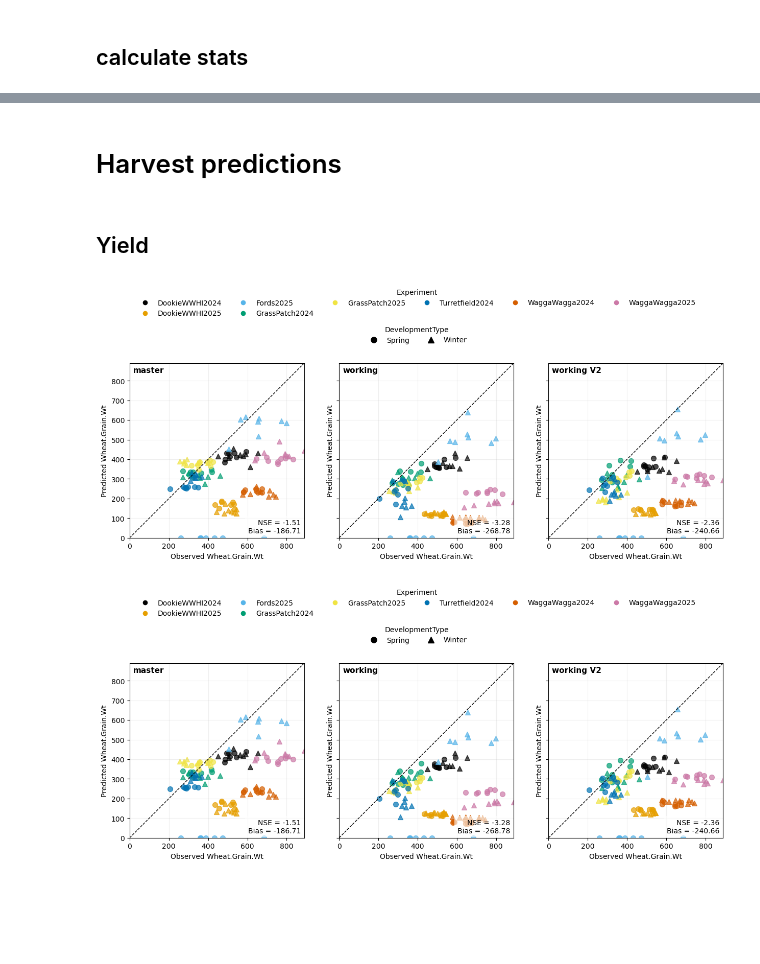
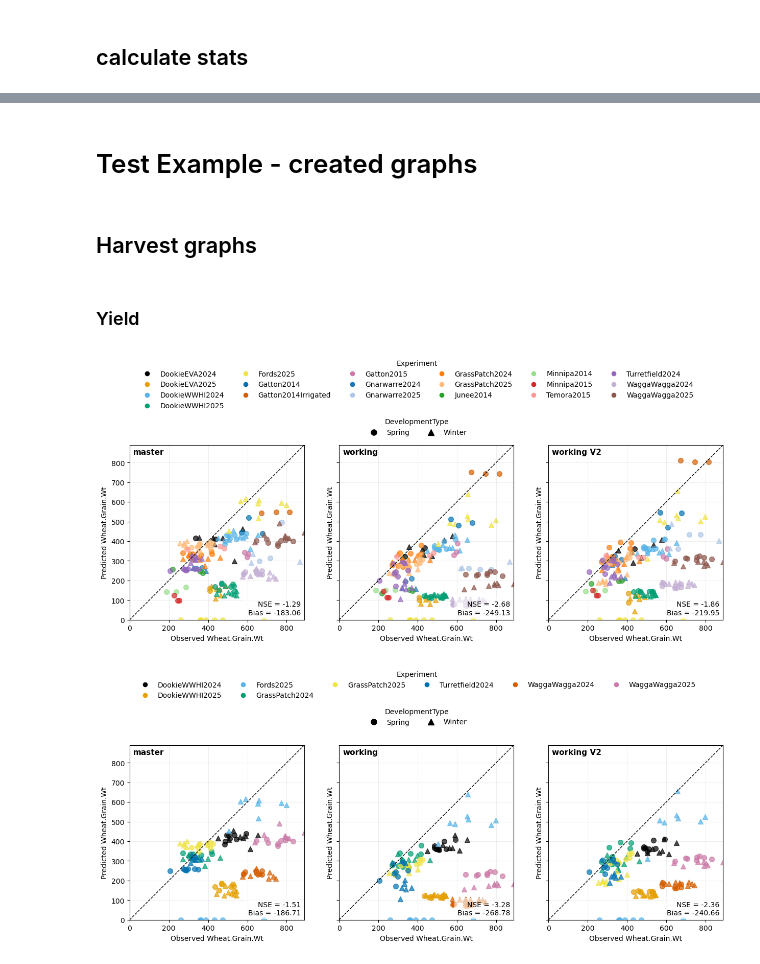
Before and after one commit to HamishBrownPFR/APSIMTools, a Jupyter notebook: ApsimAgregateLib.ipynb, the cells around one changed output, grey strips where cells are left out. Saved outputs shown, nothing was run; the diff lists cells and outputs as text; code cells hidden in the pictures; blank space fills up the shorter version.

Commit message:
Refactered to general form with tests all working

```diff
--- a/ApsimAgregateLib.ipynb
+++ b/ApsimAgregateLib.ipynb
@@ -360,5 +316,5 @@ def enforce_indices_to_observed(df, indices_to_fill):
 # %%
-def to_tidy(df):
+def to_tidy(df, additional_index_maps=None):
 
     df = df.copy()
 
@@ -438,8 +394,14 @@ def to_tidy(df):
     # ---------------------------------------------
     # ✅ Add development type index
     # ---------------------------------------------
-    tidy["DevelopmentType"] = tidy[f"{CROP}.SowingData.Cultivar"].map(Development_type)
-    tidy["ProjectGroup"] = tidy["Experiment"].map(Project_group)
+    if additional_index_maps:
+        for new_col, spec in additional_index_maps.items():
+
+            source_col = spec.get("source")
+            mapping = spec.get("map")
+
+            if source_col in tidy.columns:
+                tidy[new_col] = tidy[source_col].map(mapping)
 
     return tidy.dropna(subset=["value"])
 # %% [markdown]
@@ -1418,11 +1453,11 @@ Project_group = {
 # %%
 # ======================
-# RUN CONTROL
+# RUN CONTROL - Specify which branches to (re)run
 # ======================
 
 # Options:
-#RUN_BRANCHES = []                    # run nothing (use existing DBs)
-RUN_BRANCHES = list(BRANCHES.keys())   # run all branches
+RUN_BRANCHES = []                    # run nothing (use existing DBs)
+#RUN_BRANCHES = list(BRANCHES.keys())   # run all branches
 #RUN_BRANCHES = ["master"]
 #RUN_BRANCHES = ["working"]
 #RUN_BRANCHES = ["working V2"]
@@ -1433,5 +1468,13 @@ validate_run_branches()
 # EXECUTE PIPELINE
 # ======================
 
+# Read in raw data
 raw = load_all()
+
+# ✅ Ensure SimulationName exists (from AnalysisReport)
+if "Simulation.Name" in raw.columns:
+    raw = raw.rename(columns={"Simulation.Name": "SimulationName"})
+
+# ✅ Convert to tidy format
+tidy = to_tidy(raw, additional_index_maps=index_maps)
 # %% [output]
@@ -1454,30 +1497,23 @@ Dookie2024.apsimx tables: ['_Factors', '_InitialConditions', 'ReportPhenoDates',
 Turretfield2024.apsimx tables: ['_Factors', '_InitialConditions', '_Messages', 'DailyReport', 'ReportPhenoDates', 'AnalysisReport', '_Simulations', '_Checkpoints', '_Units', 'HarvestReport', 'HarvestO ...
-# %%
-# ✅ Ensure SimulationName exists (from AnalysisReport)
-if "Simulation.Name" in raw.columns:
-    raw = raw.rename(columns={"Simulation.Name": "SimulationName"})
-
-# ✅ Convert to tidy format
-tidy = to_tidy(raw)
-
-#tidy = tidy[~tidy["Experiment"].isin(['DookieEVA2024','DookieEVA2025'])]
+# %% [markdown]
+# Test Example - created graphs
 # %% [markdown]
-# Harvest predictions
+## Harvest graphs
 # %% [markdown]
-## Yield
+### Yield
 # %%
 graph = plot_obs_pred_by_branch(
     tidy = tidy,
     variable = "Wheat.Grain.Wt",
     mode='harvest',
-    filters = {"ProjectGroup":['WWHI']},
+    #filters = {"ProjectGroup":['WWHI']},
     color_by = "Experiment",
     marker_by = "DevelopmentType",
     size_by=None
 )
 graph.savefig("Yield WWHI.jpg")
 # %% [output]
-[figure, old version]
+[figure, new version]
 # %%
 graph = plot_obs_pred_by_branch(
     tidy = tidy,
```
Also changed, not shown: parts of 28 cells of this notebook, 1 other file.
